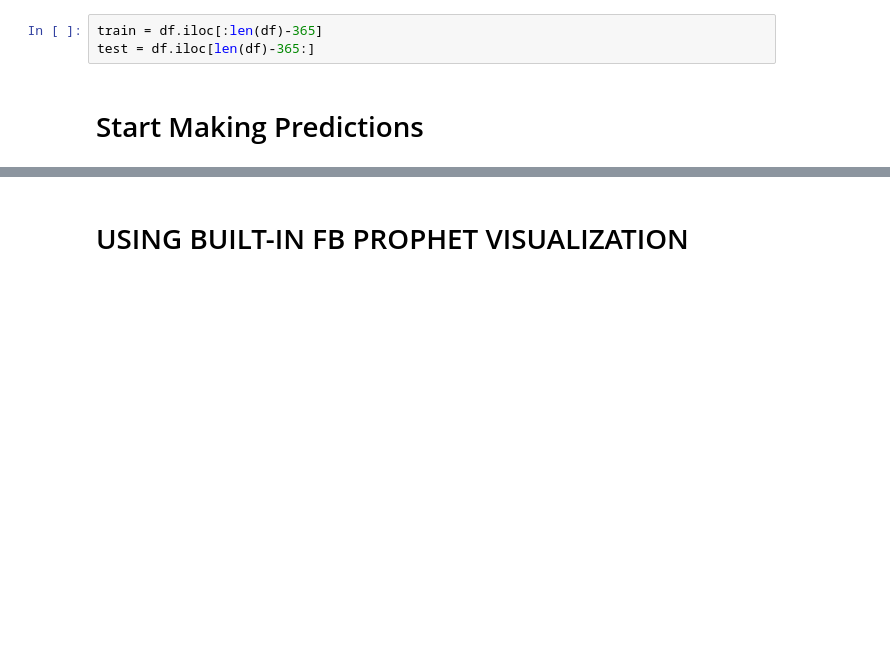
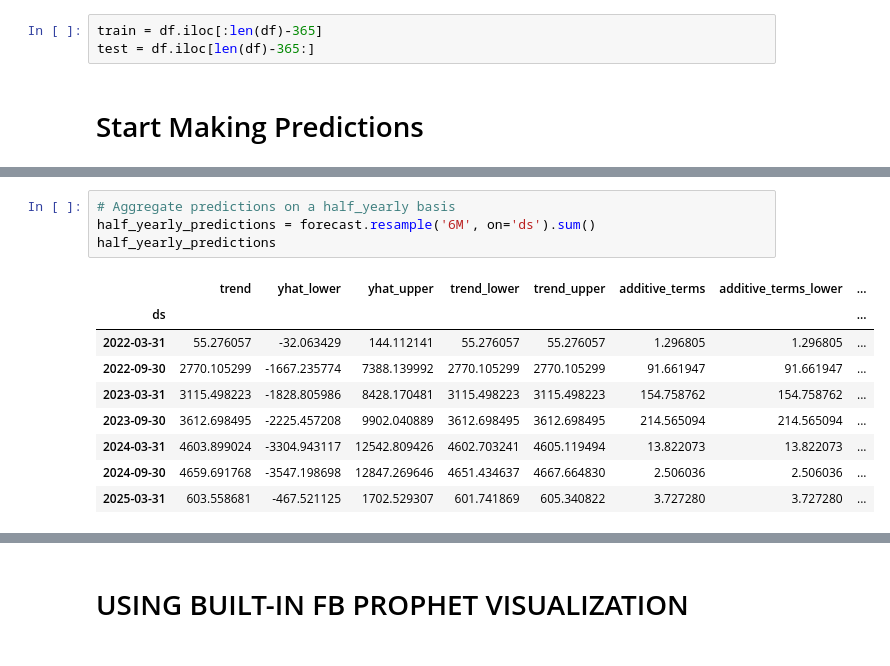
Before and after one commit to fazalpge/product_forecasting, a Jupyter notebook: Prophet_Time_series.ipynb, the cells around one changed output, grey strips where cells are left out. Saved outputs shown, nothing was run; the diff lists cells and outputs as text; blank space fills up the shorter version.

```diff
--- a/Prophet_Time_series.ipynb
+++ b/Prophet_Time_series.ipynb
@@ -141,0 +189,14 @@ forecast[['ds', 'yhat', 'yhat_lower', 'yhat_upper']].tail()
+# %%
+# Aggregate predictions on a half_yearly basis
+half_yearly_predictions = forecast.resample('6M', on='ds').sum()
+half_yearly_predictions
+# %% [output]
+|  | trend | yhat_lower | yhat_upper | trend_lower | trend_upper | additive_terms | additive_terms_lower | ... |
+| ds |  |  |  |  |  |  |  | ... |
+| 2022-03-31 | 55.276057 | -32.063429 | 144.112141 | 55.276057 | 55.276057 | 1.296805 | 1.296805 | ... |
+| 2022-09-30 | 2770.105299 | -1667.235774 | 7388.139992 | 2770.105299 | 2770.105299 | 91.661947 | 91.661947 | ... |
+| 2023-03-31 | 3115.498223 | -1828.805986 | 8428.170481 | 3115.498223 | 3115.498223 | 154.758762 | 154.758762 | ... |
+| 2023-09-30 | 3612.698495 | -2225.457208 | 9902.040889 | 3612.698495 | 3612.698495 | 214.565094 | 214.565094 | ... |
+| 2024-03-31 | 4603.899024 | -3304.943117 | 12542.809426 | 4602.703241 | 4605.119494 | 13.822073 | 13.822073 | ... |
+| 2024-09-30 | 4659.691768 | -3547.198698 | 12847.269646 | 4651.434637 | 4667.664830 | 2.506036 | 2.506036 | ... |
+| 2025-03-31 | 603.558681 | -467.521125 | 1702.529307 | 601.741869 | 605.340822 | 3.727280 | 3.727280 | ... |
```
Also changed, not shown: parts of 12 cells of this notebook.
